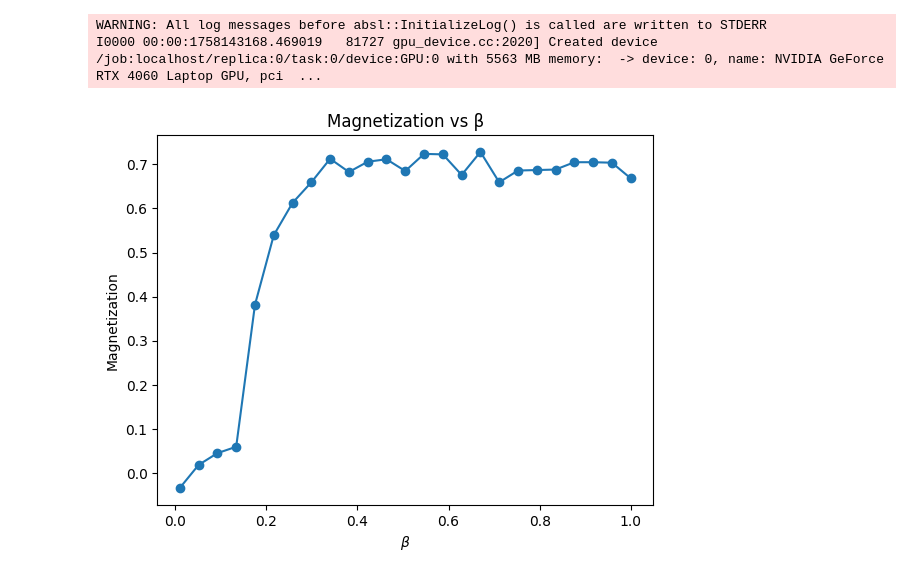
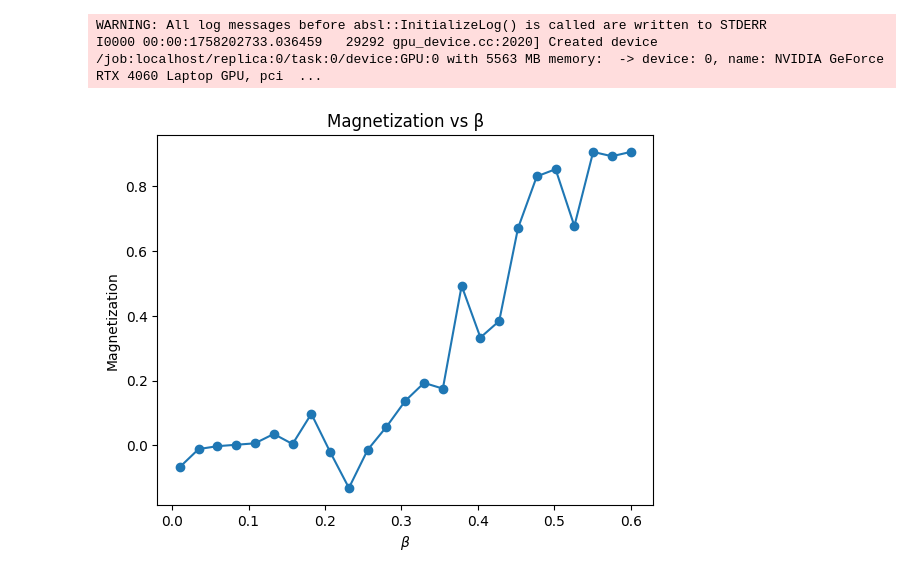
Before and after one commit to Corbanez97/spherical-model, a Jupyter notebook: notebooks/spin_system_magnetization.ipynb, the cells around one changed output. Saved outputs shown, nothing was run; the diff lists cells and outputs as text; code cells hidden in the pictures.

```diff
--- a/notebooks/spin_system_magnetization.ipynb
+++ b/notebooks/spin_system_magnetization.ipynb
@@ -53,42 +53,42 @@ def generate_periodic_nn_coupling_tensor(D, L):
     return J_tensor
 # %%
 lattice_dim = 2
-lattice_length = 60
+lattice_length = 30
 
-interaction_matrix = 2*generate_periodic_nn_coupling_tensor(lattice_dim, lattice_length)
+interaction_matrix = generate_periodic_nn_coupling_tensor(lattice_dim, lattice_length)
 spin_system = SpinSystem(
     lattice_dim=lattice_dim,
     lattice_length=lattice_length,
     interaction_matrix=interaction_matrix,
     model="ising",
     initial_magnetization=0.5
 )
 
-sweep_length = 20000
+sweep_length = 10000
 
 # Define the betas you want to simulate
-betas = tf.linspace(0.01, 1, 25)  # 10 temperatures from 0.1 to 5.0
+betas = tf.linspace(0.01, 0.6, 25)  # 10 temperatures from 0.1 to 5.0
 
 # Run multi-temperature sweeps
 results = spin_system.multi_temperature_sweep(
     betas=betas,
-    num_disturb=tf.constant(2, dtype=tf.int32),
+    num_disturb=tf.constant(1, dtype=tf.int32),
     sweep_length=sweep_length,
     track_spins=False,
     track_energy=False,
     track_magnetization=True
 )
 
 # Example: get magnetization evolution
 magnetizations = results["magnetization_evolution"]  # shape: [n_betas, sweep_length+1]
 
 final_mags = magnetizations[:, -1].numpy()  # last value of each sweep
 plt.plot(betas.numpy(), final_mags, marker='o')
 plt.xlabel(r"$\beta$")
 plt.ylabel("Magnetization")
 plt.title("Magnetization vs β")
 plt.show()
 # %% [output]
 WARNING: All log messages before absl::InitializeLog() is called are written to STDERR
-I0000 00:00:1758143168.469019   81727 gpu_device.cc:2020] Created device /job:localhost/replica:0/task:0/device:GPU:0 with 5563 MB memory:  -> device: 0, name: NVIDIA GeForce RTX 4060 Laptop GPU, pci  ...
+I0000 00:00:1758202733.036459   29292 gpu_device.cc:2020] Created device /job:localhost/replica:0/task:0/device:GPU:0 with 5563 MB memory:  -> device: 0, name: NVIDIA GeForce RTX 4060 Laptop GPU, pci  ...
-[figure, old version]
+[figure, new version]
```
Also changed, not shown: parts of 5 cells of this notebook.
